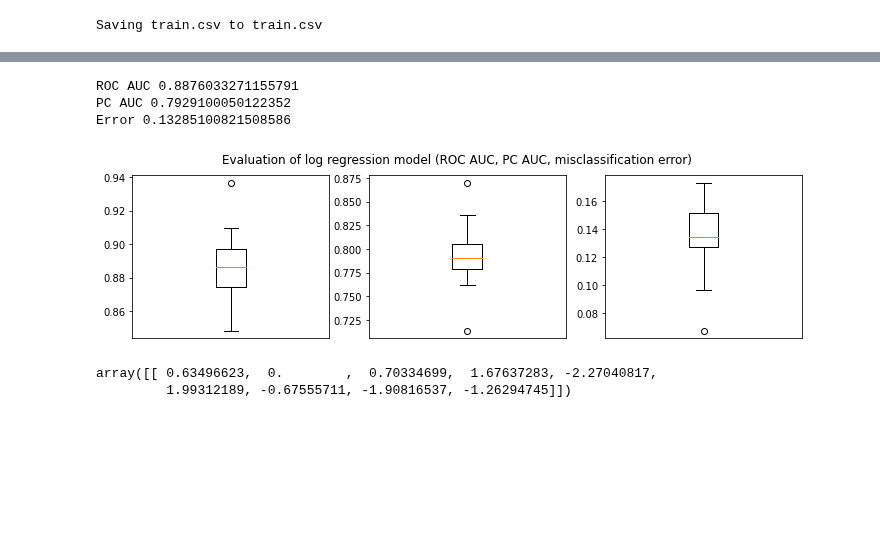
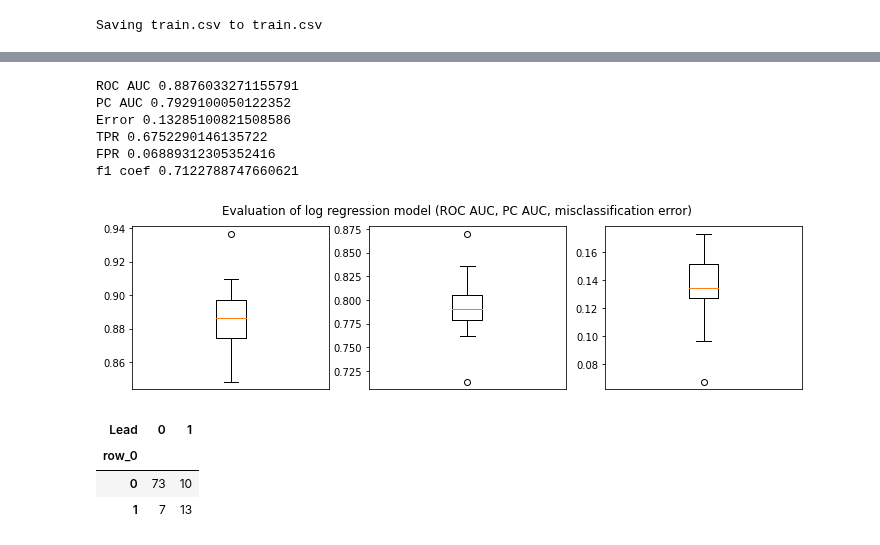
Before and after one commit to IZ001/Stat-Machine-Learning, a Jupyter notebook: Code_for_the_Project_SML.ipynb, the cells around one changed output, grey strips where cells are left out. Saved outputs shown, nothing was run; the diff lists cells and outputs as text; code cells hidden in the pictures; blank space fills up the shorter version.

```diff
--- a/Code_for_the_Project_SML.ipynb
+++ b/Code_for_the_Project_SML.ipynb
@@ -373,9 +342,20 @@ print(r_res)
 # %%
 # Evaluate performance of logistic regression model
+from sklearn.metrics import f1_score
+features = ['Total words', 'Age Co-Lead', 'Number of female actors', 'Difference in words lead and co-lead', 'Number of words lead', 'Age Lead', 'Number words female', 'Number of male actors']
+X = data[features]
+y = data['Lead']
 pc_auc_n2 =np.zeros((n_runs))
 roc_auc_n2 = np.zeros((n_runs))
 misclassification_n2 = np.zeros((n_runs))
+true_positive_rate = []
+false_positive_rate = []
+f1_rate = []
+tr_pos = 0
+fal_pos = 0
 
+positive_class = 1
+negative_class = 0
 
 n_fold = 10
 cv = skl_ms.KFold(n_splits = n_fold, random_state = 1, shuffle = True)
@@ -383,6 +363,9 @@ cv = skl_ms.KFold(n_splits = n_fold, random_state = 1, shuffle = True)
 for i, (train_index, val_index) in enumerate(cv.split(X)):
   X_train, X_val = X.iloc[train_index], X.iloc[val_index]
   y_train, y_val = y.iloc[train_index], y.iloc[val_index]
+
+  P = np.sum(y_val == positive_class)
+  N = np.sum(y_val == negative_class)
 
   model = skl_lm.LogisticRegression(solver ='liblinear', C = 18.31792545756584, penalty ='l1')
 
@@ -394,36 +377,52 @@ for i, (train_index, val_index) in enumerate(cv.split(X)):
 
   pc_auc_n2[i] = auc(recall, precision)
   roc_auc_n2[i] = roc_auc_score(y_val, predict_prob[:,1])
 
-
   tr_rate = 0.435
   prediction = np.where(predict_prob[:,1] > tr_rate, 1, 0)
+
   misclassification_n2[i] = (np.mean(prediction != y_val))
+  tr_pos = np.sum((prediction == y_val)&(prediction == positive_class))
+  fal_pos = np.sum((prediction != y_val)&(prediction == positive_class))
+  true_positive_rate.append(tr_pos/P)
+  false_positive_rate.append(fal_pos/N)
+
+  f1 = f1_score(y_val, prediction, average='binary')
+  f1_rate.append(f1)
 
 print('ROC AUC', np.average(roc_auc_n2))
 print('PC AUC', np.average(pc_auc_n2))
 print('Error', np.average(misclassification_n2))
+print('TPR', np.average(true_positive_rate))
+print('FPR', np.average(false_positive_rate))
+print('f1 coef', np.average(f1_rate))
 
 fig, axs = plt.subplots(1, 3, figsize=(12, 3), sharey=False)
 axs[0].boxplot(roc_auc_n2)
 axs[1].boxplot(pc_auc_n2)
 axs[2].boxplot(misclassification_n2)
 
 axs[0].set_xticks(range(1))
 axs[1].set_xticks(range(1))
 axs[2].set_xticks(range(1))
 #axs[0].set_xticklabels([str('ROC AUC')+"foo" for x in range(1)])
 #axes.set_xticklabels(labels, fontdict=None, minor=False)
 
 fig.suptitle('Evaluation of log regression model (ROC AUC, PC AUC, misclassification error)')
 plt.show()
+
+pd.crosstab(prediction, y_val)
 # %% [output]
 ROC AUC 0.8876033271155791
 PC AUC 0.7929100050122352
 Error 0.13285100821508586
+TPR 0.6752290146135722
+FPR 0.06889312305352416
+f1 coef 0.7122788747660621
 [figure]
+| Lead | 0 | 1 |
+| row_0 |  |  |
+| 0 | 73 | 10 |
+| 1 | 7 | 13 |
 # %%
 model.coef_
-# %% [output]
-array([[ 0.63496623,  0.        ,  0.70334699,  1.67637283, -2.27040817,
-         1.99312189, -0.67555711, -1.90816537, -1.26294745]])
```
Also changed, not shown: parts of 5 cells of this notebook.
